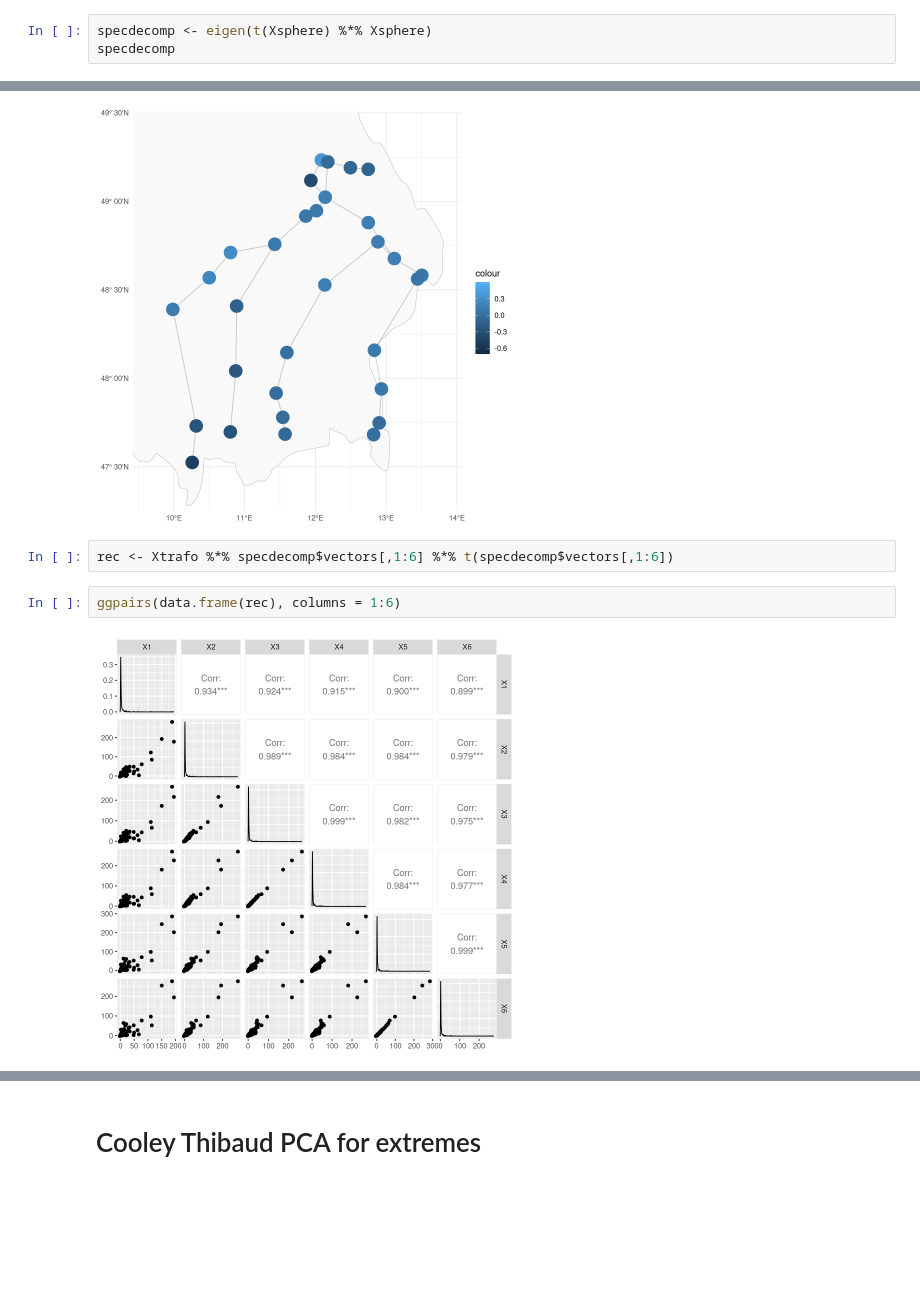
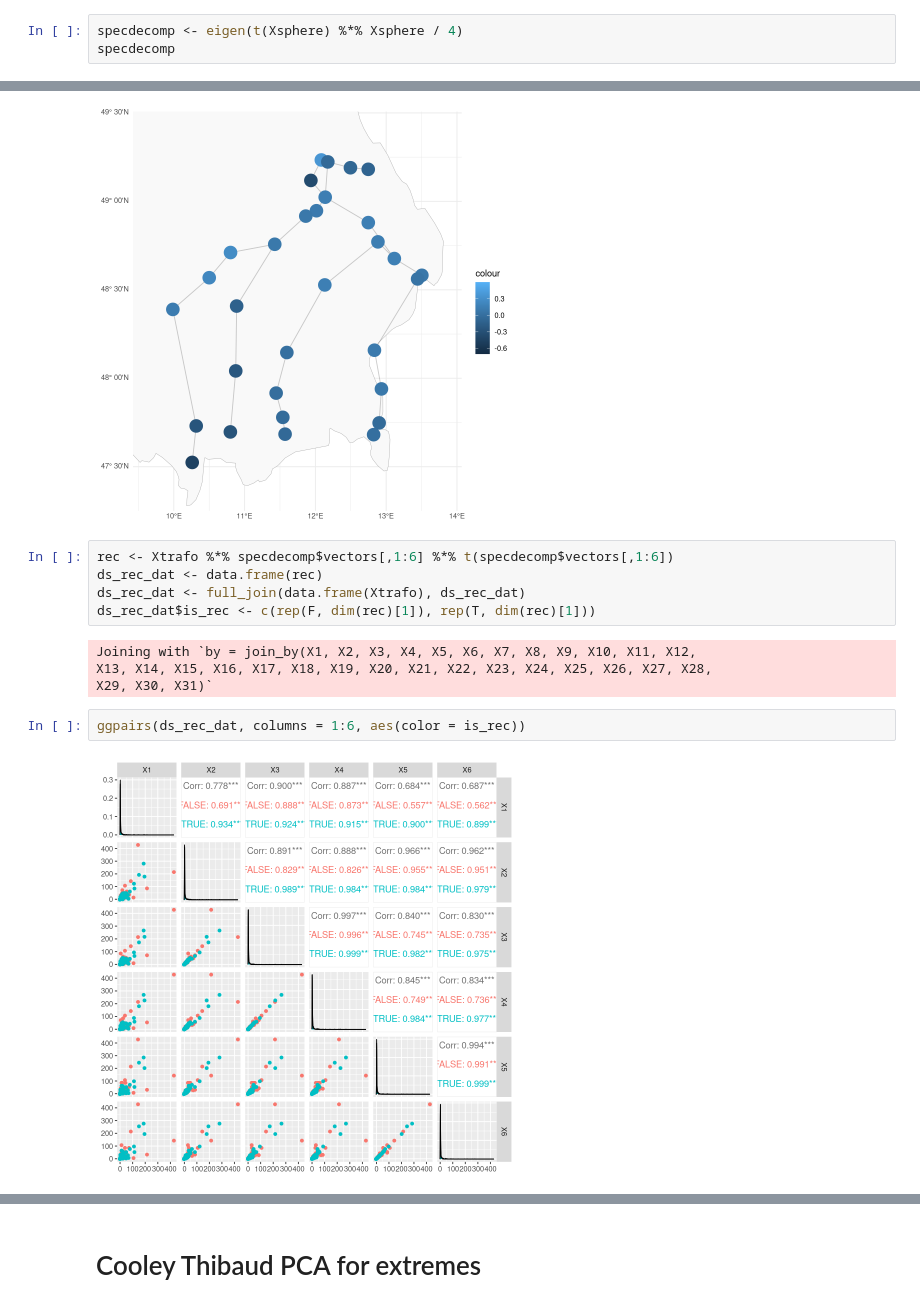
Before and after one commit to FelixRb96/maxstablePCA_examples, a Jupyter notebook: danube/danube_other_dimensionreductions.ipynb, the cells around one changed output, grey strips where cells are left out. Drawn from its saved outputs; the diff is of its cells as text; blank space fills up the shorter version.

```diff
--- a/danube/danube_other_dimensionreductions.ipynb
+++ b/danube/danube_other_dimensionreductions.ipynb
@@ -79,7 +79,7 @@ Note that we do not parallelize to keep the code easy to read and to ensure repr
 Xsphere <- t(apply(Xtrafo, 1, function(z) z / sum(z)))
 Xsphere <- Xsphere[which(apply(Xtrafo, 1, max) > 10), ]
 # %%
-specdecomp <- eigen(t(Xsphere) %*% Xsphere)
+specdecomp <- eigen(t(Xsphere) %*% Xsphere / 4)
 specdecomp
 # %% [output]
 eigen() decomposition
@@ -238,7 +260,14 @@ Saving 6.67 x 6.67 in image
 [figure]
 # %%
 rec <- Xtrafo %*% specdecomp$vectors[,1:6] %*% t(specdecomp$vectors[,1:6])
+ds_rec_dat <- data.frame(rec)
+ds_rec_dat <- full_join(data.frame(Xtrafo), ds_rec_dat)
+ds_rec_dat$is_rec <- c(rep(F, dim(rec)[1]), rep(T, dim(rec)[1]))
+# %% [output]
+Joining with `by = join_by(X1, X2, X3, X4, X5, X6, X7, X8, X9, X10, X11, X12,
+X13, X14, X15, X16, X17, X18, X19, X20, X21, X22, X23, X24, X25, X26, X27, X28,
+X29, X30, X31)`
 # %%
-ggpairs(data.frame(rec), columns = 1:6)
+ggpairs(ds_rec_dat, columns = 1:6, aes(color = is_rec))
 # %% [output]
-[figure, old version]
+[figure, new version]
```
Also changed, not shown: parts of 20 cells of this notebook, 3 other files.
